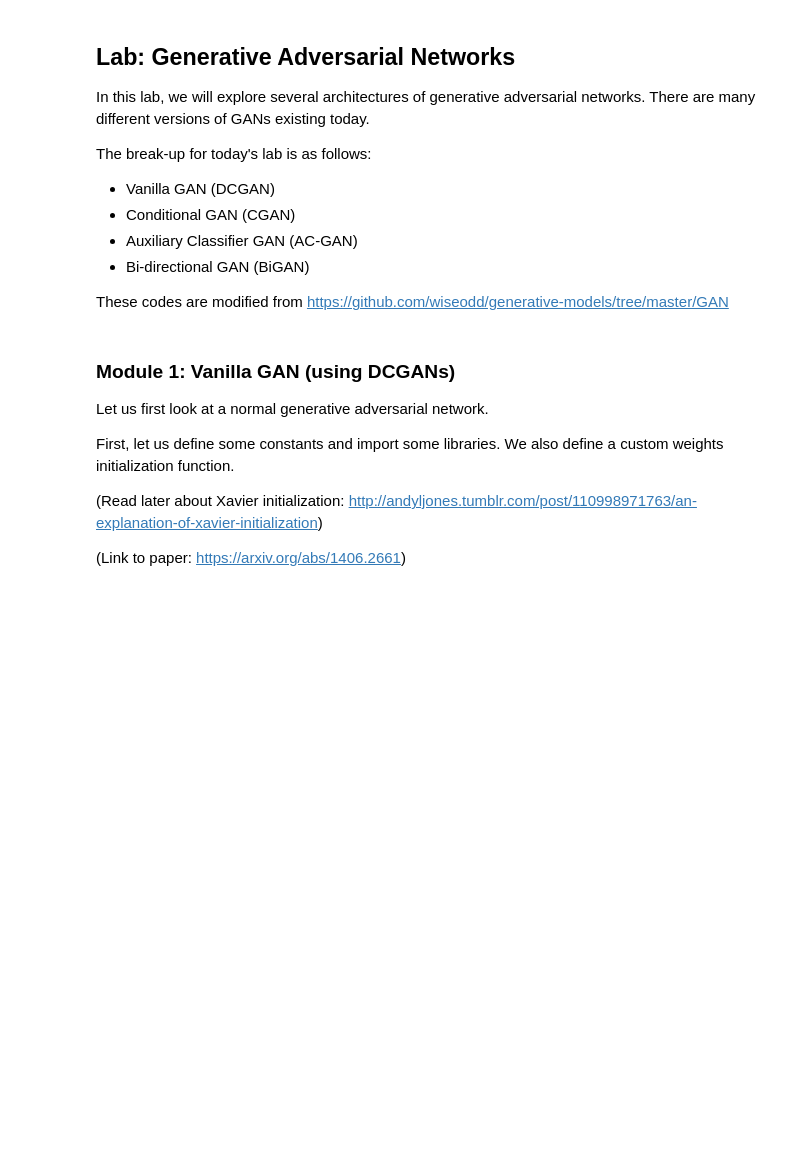
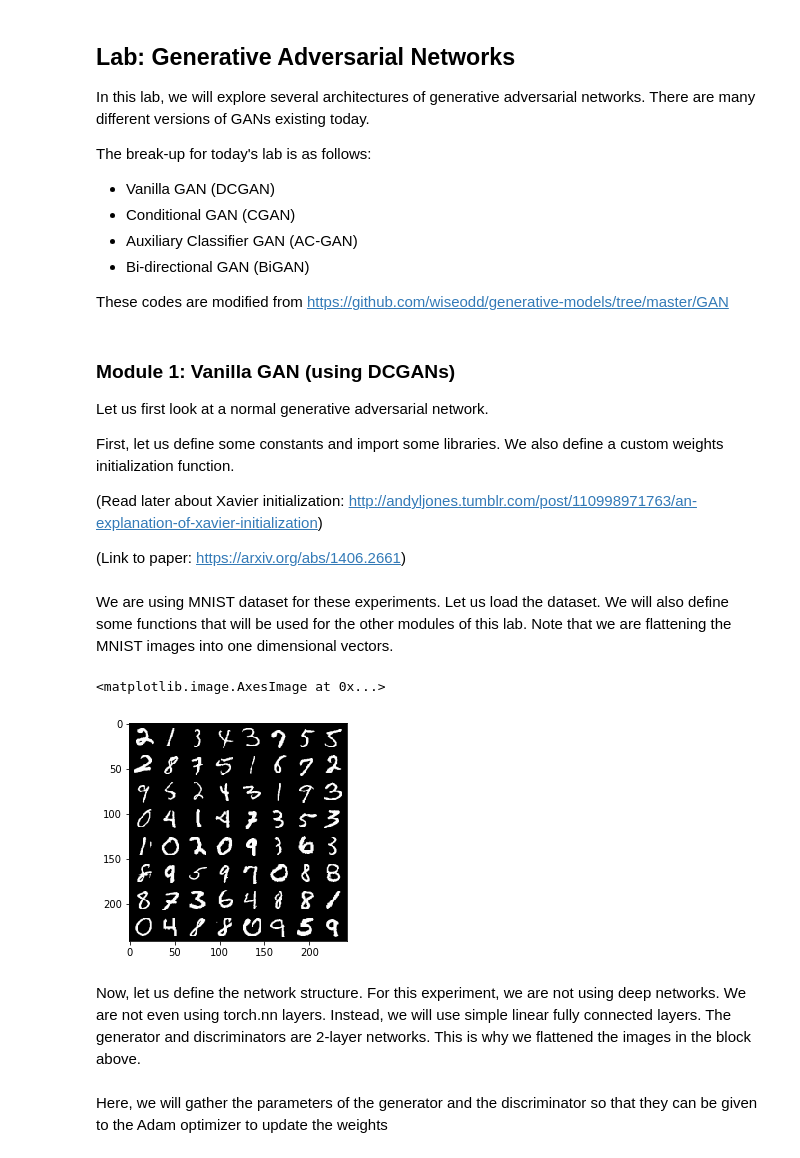
Before and after one commit to nbvineeth/GANs, a Jupyter notebook: GAN-Lab1-GAN.ipynb, the cells around one changed output. Saved outputs shown, nothing was run; the diff lists cells and outputs as text; code cells hidden in the pictures; blank space fills up the shorter version.

```diff
--- a/GAN-Lab1-GAN.ipynb
+++ b/GAN-Lab1-GAN.ipynb
@@ -51,3 +53,59 @@ def xavier_init(size):
     return Variable(vec, requires_grad=True)
 
 setcuda = True
+# %% [markdown]
+We are using MNIST dataset for these experiments. Let us load the dataset. We will also define some functions that will be used for the other modules of this lab. Note that we are flattening the MNIST images into one dimensional vectors.
+# %%
+import torchvision
+import torchvision.transforms as transforms
+
+# load the dataset
+transform = transforms.Compose(
+    [transforms.ToTensor(),
+     transforms.Normalize((0,), (1,))])
+trainset = torchvision.datasets.MNIST(root='./data/', train=True,
+                                        download=True,transform=transform)
+trainloader = torch.utils.data.DataLoader(trainset, batch_size=mb_size,
+                                          shuffle=True, num_workers=2)
+classes = ('0','1','2','3','4','5','6','7','8','9')
+
+def onehotencoder(x):
+    y = np.zeros((x.numpy().shape[0],10))
+    for i in range(x.numpy().shape[0]):
+        y[i,x[i]] = 1
+    return y
+
+dataiter = iter(trainloader)
+images, labels = dataiter.next()
+
+def mnist_next(dataiter):
+
+    try:
+        images, labels = dataiter.next()
+        labels = onehotencoder(labels)
+        images = images.view(images.numpy().shape[0],28*28)
+    except:
+        dataiter = iter(trainloader)
+        images, labels = dataiter.next()
+        labels = onehotencoder(labels)
+        images = images.view(images.numpy().shape[0],28*28)
+    return images.numpy(), labels
+
+def initialize_loader(trainset):
+    trainloader = torch.utils.data.DataLoader(trainset, batch_size=mb_size,
+                                          shuffle=True, num_workers=2)
+    dataiter = iter(trainloader)
+    return dataiter
+
+images, labels = mnist_next(dataiter)
+# print some random training images
+dataiter = iter(trainloader)
+images, labels = dataiter.next()
+img = torchvision.utils.make_grid(images)
+npimg = img.numpy()
+plt.imshow(np.transpose(npimg, (1, 2, 0)))
+# %% [output]
+<matplotlib.image.AxesImage at 0x...>
+[figure, added]
+# %% [markdown]
+Now, let us define the network structure. For this experiment, we are not using deep networks. We are not even using torch.nn layers. Instead, we will use simple linear fully connected layers. The generator and discriminators are 2-layer networks. This is why we flattened the images in the block above.
@@ -53,0 +149,2 @@ setcuda = True
+# %% [markdown]
+Here, we will gather the parameters of the generator and the discriminator so that they can be given to the Adam optimizer to update the weights
```
Also changed, not shown: parts of 9 cells of this notebook, 4 other files.
